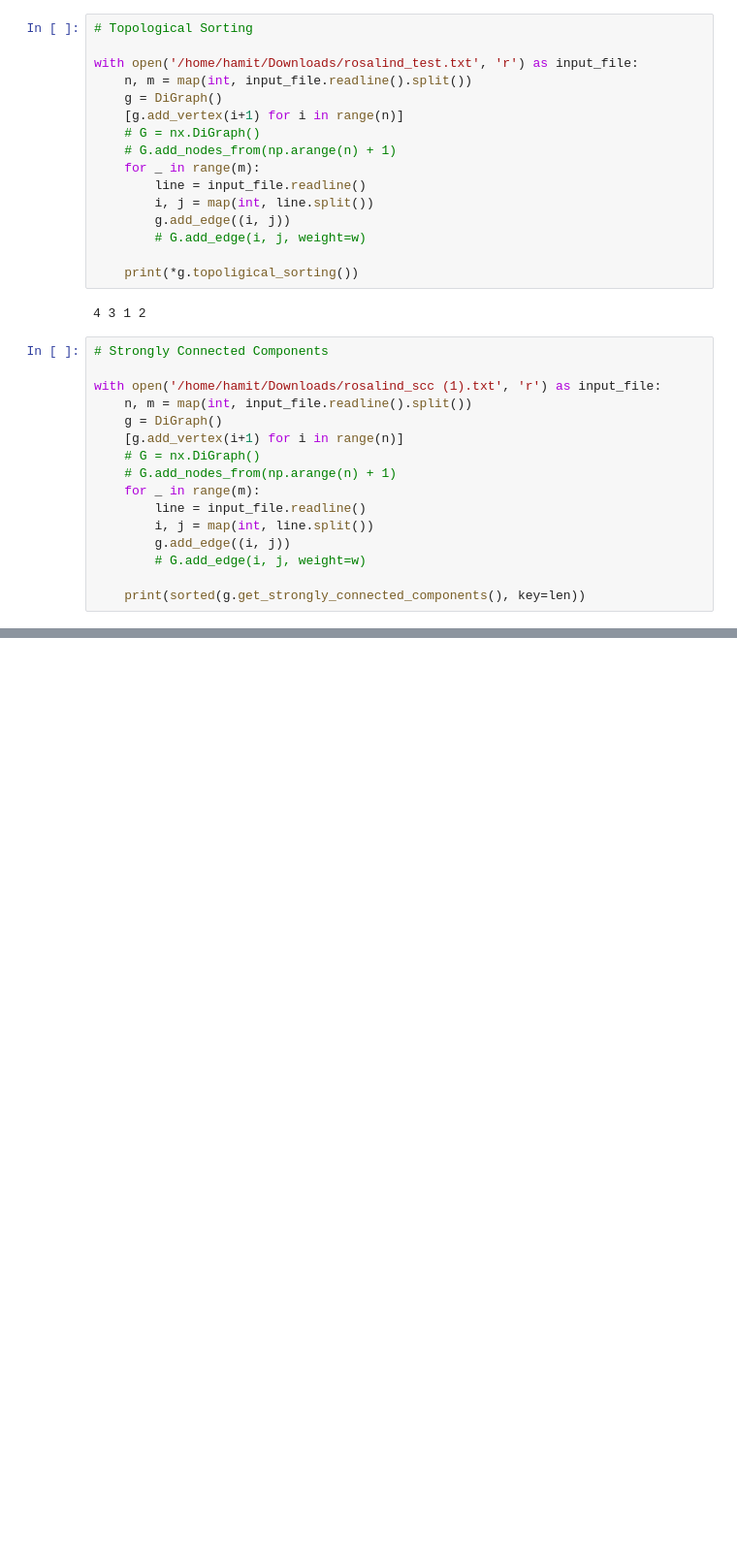
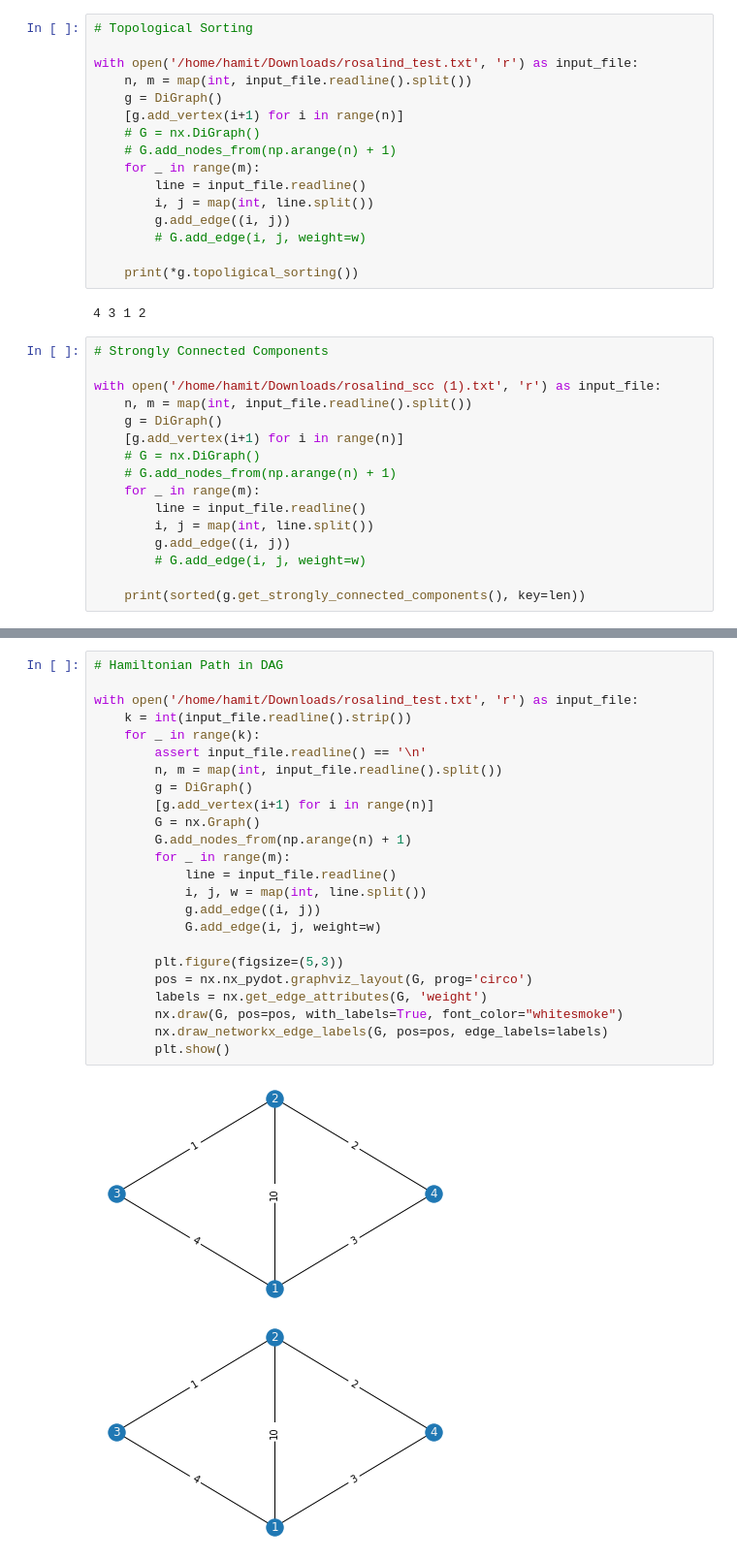
Before and after one commit to denis240997/rosalind_solutions, a Jupyter notebook: Algorithmic Heights. Graphs.ipynb, the cells around one changed output, grey strips where cells are left out. Shown at 97% size. Cells and saved outputs as stored; diff of their text form; blank space fills up the shorter version.

```diff
--- a/Algorithmic Heights. Graphs.ipynb
+++ b/Algorithmic Heights. Graphs.ipynb
@@ -560,0 +650,27 @@ with open('/home/hamit/Downloads/rosalind_scc (1).txt', 'r') as input_file:
+# %%
+# Hamiltonian Path in DAG
+
+with open('/home/hamit/Downloads/rosalind_test.txt', 'r') as input_file:
+    k = int(input_file.readline().strip())
+    for _ in range(k):
+        assert input_file.readline() == '\n'
+        n, m = map(int, input_file.readline().split())
+        g = DiGraph()
+        [g.add_vertex(i+1) for i in range(n)]
+        G = nx.Graph()
+        G.add_nodes_from(np.arange(n) + 1)
+        for _ in range(m):
+            line = input_file.readline()
+            i, j, w = map(int, line.split())
+            g.add_edge((i, j))
+            G.add_edge(i, j, weight=w)
+
+        plt.figure(figsize=(5,3))
+        pos = nx.nx_pydot.graphviz_layout(G, prog='circo')
+        labels = nx.get_edge_attributes(G, 'weight')
+        nx.draw(G, pos=pos, with_labels=True, font_color="whitesmoke")
+        nx.draw_networkx_edge_labels(G, pos=pos, edge_labels=labels)
+        plt.show()
+# %% [output]
+[figure, added]
+[figure, added]
```
Also changed, not shown: parts of 4 cells of this notebook.
